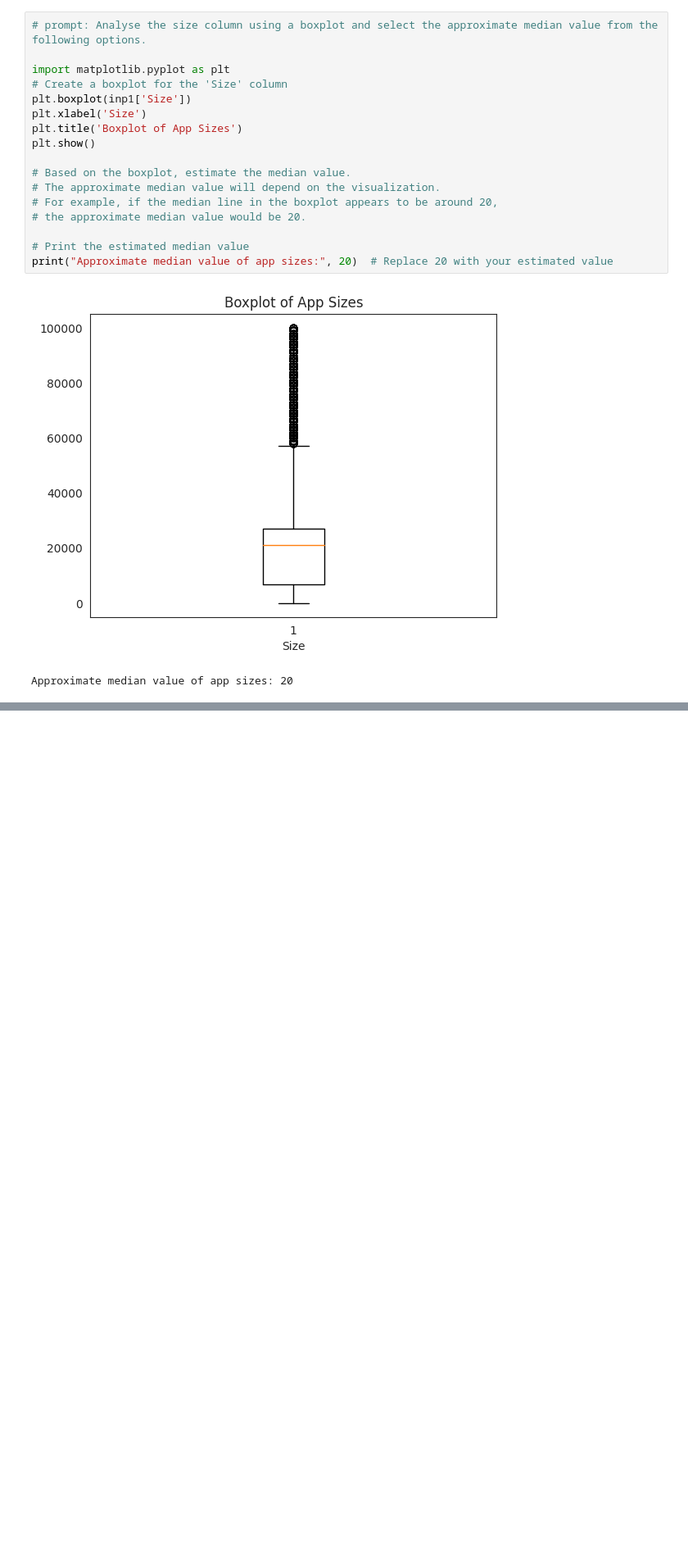
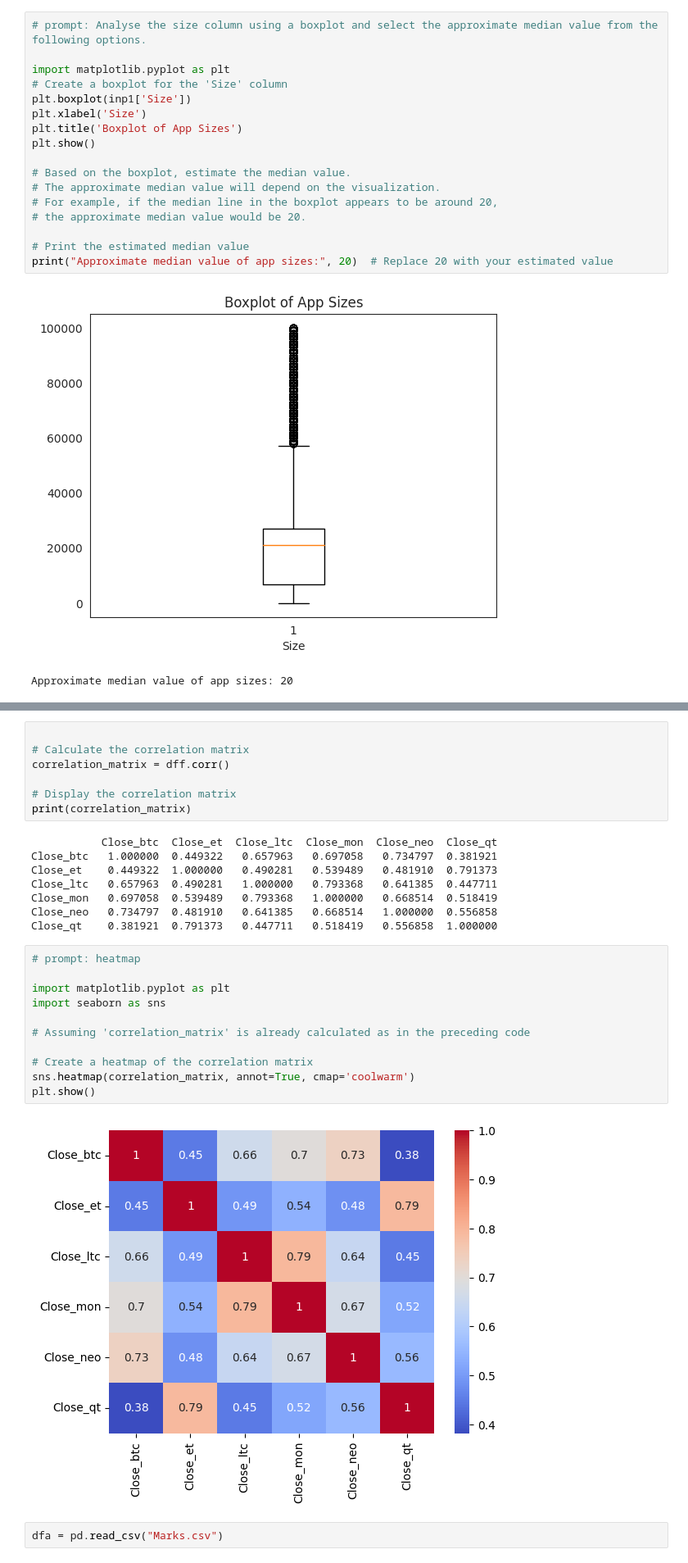
Before and after one commit to HarshAade/DS_AI, a Jupyter notebook: Data_Visualisation_in_Python.ipynb, the cells around one changed output, grey strips where cells are left out. Shown at 82% size. Cells and saved outputs as stored; diff of their text form; blank space fills up the shorter version.

```diff
--- a/Data_Visualisation_in_Python.ipynb
+++ b/Data_Visualisation_in_Python.ipynb
@@ -1566,0 +1628,30 @@ Approximate median value of app sizes: 20
+# %%
+
+# Calculate the correlation matrix
+correlation_matrix = dff.corr()
+
+# Display the correlation matrix
+print(correlation_matrix)
+# %% [output]
+           Close_btc  Close_et  Close_ltc  Close_mon  Close_neo  Close_qt
+Close_btc   1.000000  0.449322   0.657963   0.697058   0.734797  0.381921
+Close_et    0.449322  1.000000   0.490281   0.539489   0.481910  0.791373
+Close_ltc   0.657963  0.490281   1.000000   0.793368   0.641385  0.447711
+Close_mon   0.697058  0.539489   0.793368   1.000000   0.668514  0.518419
+Close_neo   0.734797  0.481910   0.641385   0.668514   1.000000  0.556858
+Close_qt    0.381921  0.791373   0.447711   0.518419   0.556858  1.000000
+# %%
+# prompt: heatmap
+
+import matplotlib.pyplot as plt
+import seaborn as sns
+
+# Assuming 'correlation_matrix' is already calculated as in the preceding code
+
+# Create a heatmap of the correlation matrix
+sns.heatmap(correlation_matrix, annot=True, cmap='coolwarm')
+plt.show()
+# %% [output]
+[figure, added]
+# %%
+dfa = pd.read_csv("Marks.csv")
```
Also changed, not shown: parts of 20 cells of this notebook.
